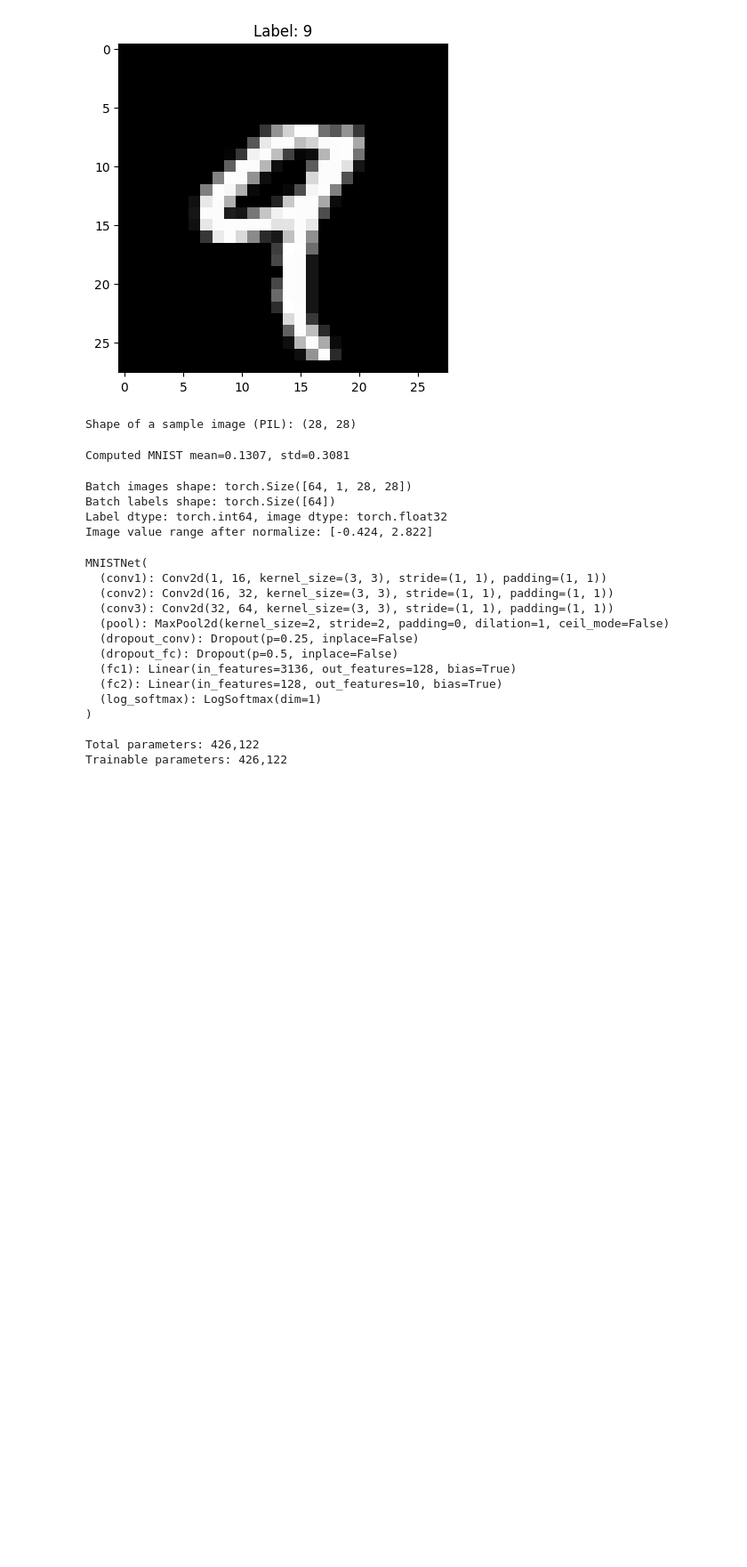
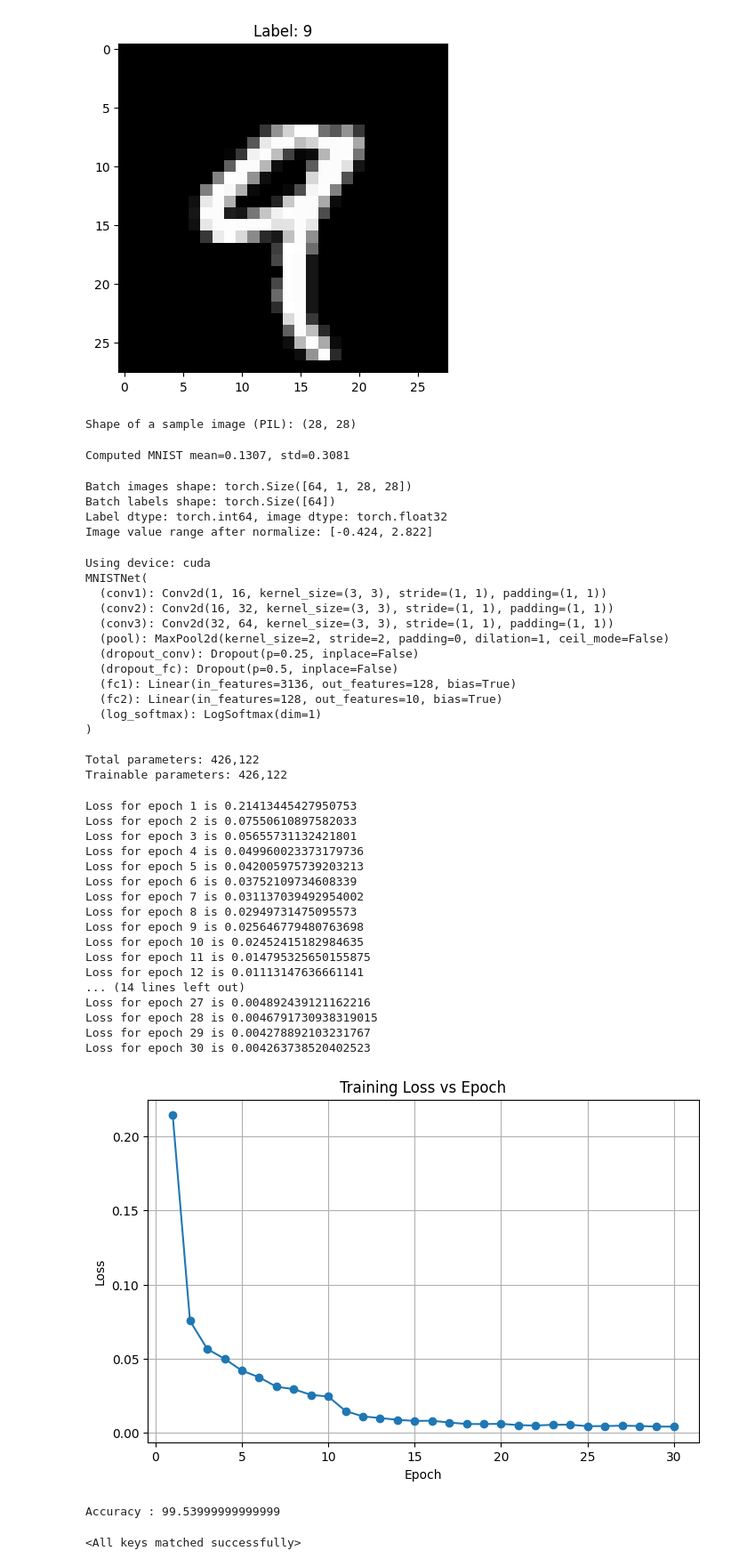
Before and after one commit to Dudesendhelp/DeepTrace-Project, a Jupyter notebook: 251CS147/MNIST_DigitClassifier/mnist_train.ipynb, the cells around one changed output. Shown at 89% size. Saved outputs shown, nothing was run; the diff lists cells and outputs as text; code cells hidden in the pictures; blank space fills up the shorter version.

Commit message:
Added train and test loops

```diff
--- a/251CS147/MNIST_DigitClassifier/mnist_train.ipynb
+++ b/251CS147/MNIST_DigitClassifier/mnist_train.ipynb
@@ -95,13 +95,16 @@ class MNISTNet(nn.Module):
         x = self.dropout_fc(torch.relu(self.fc1(x)))
         x = self.fc2(x)
         return self.log_softmax(x)
-model = MNISTNet()
+device = torch.device("cuda" if torch.cuda.is_available() else "cpu")
+print("Using device:", device)
+model = MNISTNet().to(device)
 print(model)
 total_params = sum(p.numel() for p in model.parameters())
 trainable_params = sum(p.numel() for p in model.parameters() if p.requires_grad)
 print(f"\nTotal parameters: {total_params:,}")
 print(f"Trainable parameters: {trainable_params:,}")
 # %% [output]
+Using device: cuda
 MNISTNet(
   (conv1): Conv2d(1, 16, kernel_size=(3, 3), stride=(1, 1), padding=(1, 1))
   (conv2): Conv2d(16, 32, kernel_size=(3, 3), stride=(1, 1), padding=(1, 1))
@@ -116,3 +119,56 @@ MNISTNet(
 
 Total parameters: 426,122
 Trainable parameters: 426,122
+# %%
+def train(model,epoches,device):
+
+        loss_list=[]
+        model.train()
+        optimizer = optim.Adam(model.parameters(), lr=0.001)
+        scheduler=optim.lr_scheduler.StepLR(optimizer,step_size=10,gamma=0.1)
+        criterion=nn.NLLLoss()
+        for i in range(0,epoches):
+                avg=0
+                for images,labels in train_loader:
+                        images=images.to(device)
+                        labels=labels.to(device)
+                        optimizer.zero_grad()
+                        output=model(images)
+                        loss=criterion(output,labels)
+                        avg+=loss.item()
+                        loss.backward()
+                        optimizer.step()
+                scheduler.step()
+                avg/=len(train_loader)
+                loss_list.append(avg)
+                print(f"Loss for epoch {i+1} is {avg}")
+
+
+        plt.figure(figsize=(8, 5))
+        plt.plot(range(1, epoches + 1), loss_list, marker='o')
+        plt.xlabel("Epoch")
+        plt.ylabel("Loss")
+        plt.title("Training Loss vs Epoch")
+        plt.grid(True)
+        plt.show()
+# %%
+train(model,30,device)
+# %% [output]
+Loss for epoch 1 is 0.21413445427950753
+Loss for epoch 2 is 0.07550610897582033
+Loss for epoch 3 is 0.05655731132421801
+Loss for epoch 4 is 0.049960023373179736
+Loss for epoch 5 is 0.042005975739203213
+Loss for epoch 6 is 0.03752109734608339
+Loss for epoch 7 is 0.031137039492954002
+Loss for epoch 8 is 0.02949731475095573
+Loss for epoch 9 is 0.025646779480763698
+Loss for epoch 10 is 0.02452415182984635
+Loss for epoch 11 is 0.014795325650155875
+Loss for epoch 12 is 0.01113147636661141
+... (14 lines left out)
+Loss for epoch 27 is 0.004892439121162216
+Loss for epoch 28 is 0.0046791730938319015
+Loss for epoch 29 is 0.004278892103231767
+Loss for epoch 30 is 0.004263738520402523
+[figure, added]
@@ -118,0 +190,4 @@ Trainable parameters: 426,122
+# %%
+test(model,device)
+# %% [output]
+Accuracy : 99.53999999999999
@@ -118,0 +196,8 @@ Trainable parameters: 426,122
+# %%
+model2 = MNISTNet()
+
+model2.load_state_dict(
+    torch.load("mnist_weights.pth", map_location="cuda")
+)
+# %% [output]
+<All keys matched successfully>
```
Also changed, not shown: parts of 4 cells of this notebook, 1 other file.
